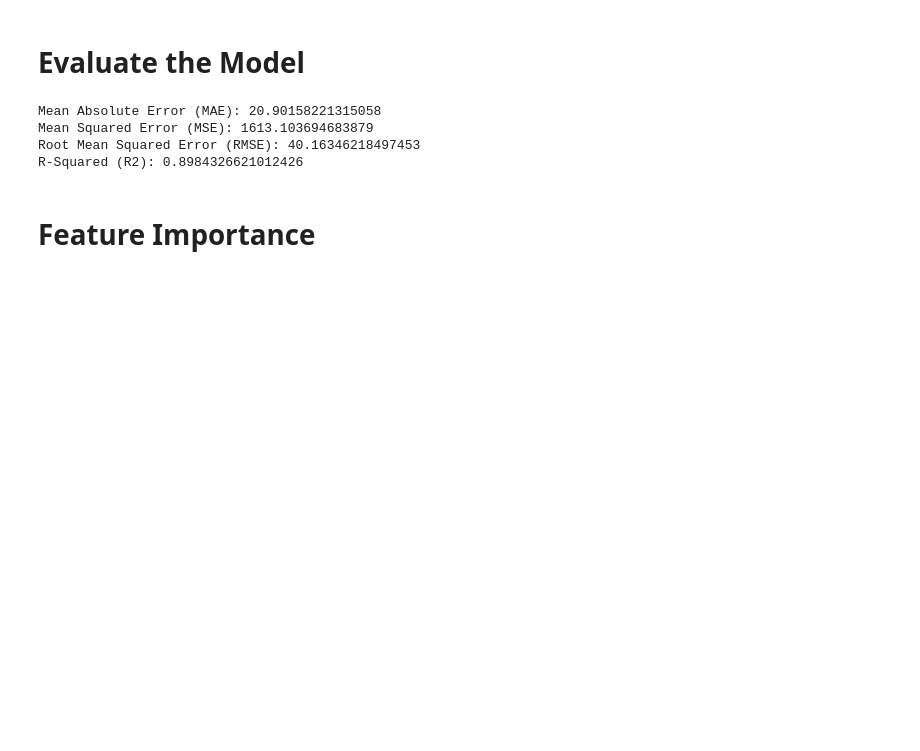
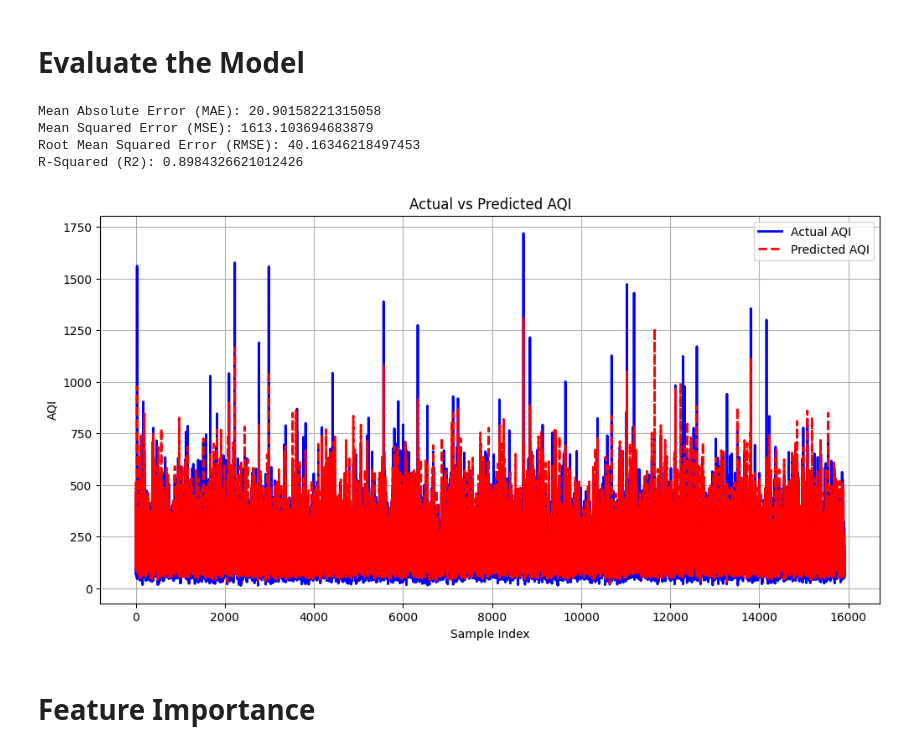
Before and after one commit to chandiosamad07/AirQualityIndexPrediction_FA24, a Jupyter notebook: Project.ipynb, the cells around one changed output. Drawn from its saved outputs; the diff is of its cells as text; code cells hidden in the pictures; blank space fills up the shorter version.

Commit message:
Modeling

```diff
--- a/Project.ipynb
+++ b/Project.ipynb
@@ -238,6 +238,23 @@ Mean Absolute Error (MAE): 20.90158221315058
 Mean Squared Error (MSE): 1613.103694683879
 Root Mean Squared Error (RMSE): 40.16346218497453
 R-Squared (R2): 0.8984326621012426
+# %%
+def visualize_actual_vs_predicted(y_test, y_pred):
+    """Visualizes actual vs predicted values as separate lines."""
+    plt.figure(figsize=(12, 6))
+    plt.plot(np.arange(len(y_test)), y_test, label='Actual AQI', color='blue', linewidth=2)
+    plt.plot(np.arange(len(y_pred)), y_pred, label='Predicted AQI', color='red', linestyle='--', linewidth=2)
+    plt.title('Actual vs Predicted AQI')
+    plt.xlabel('Sample Index')
+    plt.ylabel('AQI')
+    plt.legend()
+    plt.grid(True)
+    plt.show()
+
+# Call the function to visualize predictions
+visualize_actual_vs_predicted(y_test, model_lr.predict(X_test))
+# %% [output]
+[figure, added]
 # %% [markdown]
 # Feature Importance
 # %%
```
Also changed, not shown: parts of 4 cells of this notebook.
